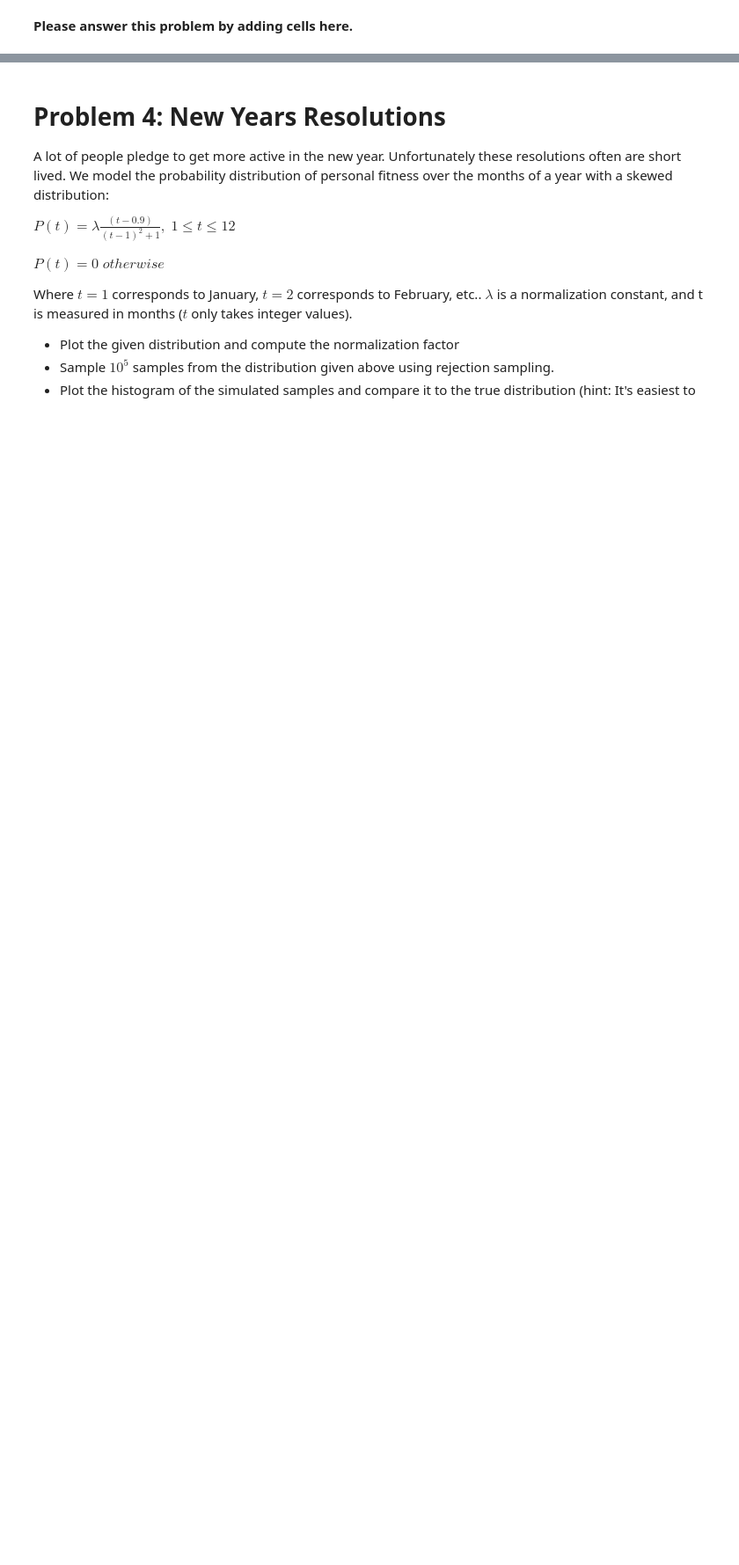
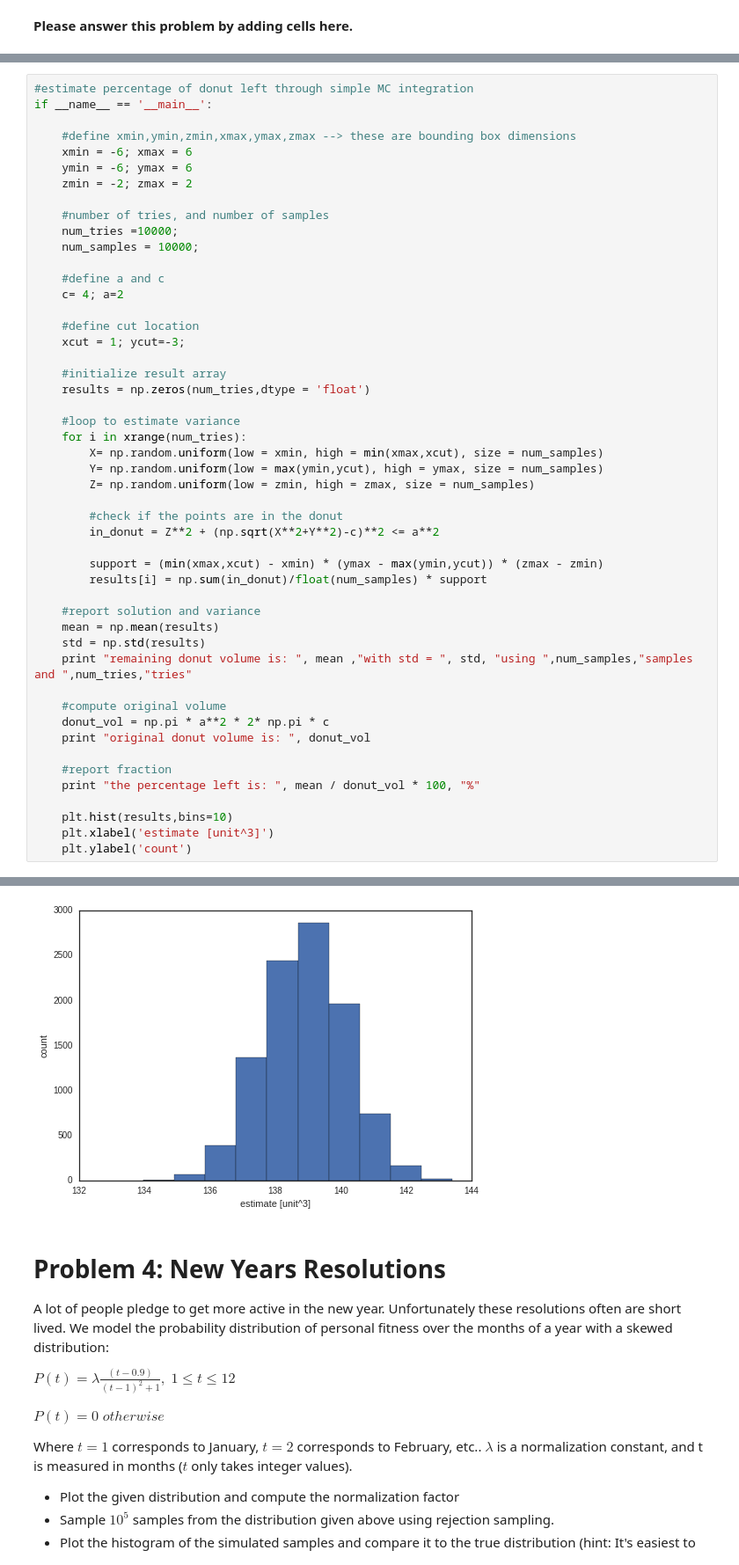
Before and after one commit to kevinchen1000/2016, a Jupyter notebook: Homework/AM207_yufengkevinchen_HW1.ipynb, the cells around one changed output, grey strips where cells are left out. Shown at 88% size. Drawn from its saved outputs; the diff is of its cells as text; blank space fills up the shorter version.

```diff
--- a/Homework/AM207_yufengkevinchen_HW1.ipynb
+++ b/Homework/AM207_yufengkevinchen_HW1.ipynb
@@ -233,0 +314,50 @@ What is the percentage of the donut your room mate left for you to eat? Don't fo
+# %%
+#estimate percentage of donut left through simple MC integration
+if __name__ == '__main__':
+
+    #define xmin,ymin,zmin,xmax,ymax,zmax --> these are bounding box dimensions
+    xmin = -6; xmax = 6
+    ymin = -6; ymax = 6
+    zmin = -2; zmax = 2
+
+    #number of tries, and number of samples
+    num_tries =10000;
+    num_samples = 10000;
+
+    #define a and c
+    c= 4; a=2
+
+    #define cut location
+    xcut = 1; ycut=-3;
+
+    #initialize result array
+    results = np.zeros(num_tries,dtype = 'float')
+
+    #loop to estimate variance
+    for i in xrange(num_tries):
+        X= np.random.uniform(low = xmin, high = min(xmax,xcut), size = num_samples)
+        Y= np.random.uniform(low = max(ymin,ycut), high = ymax, size = num_samples)
+        Z= np.random.uniform(low = zmin, high = zmax, size = num_samples)
+
+        #check if the points are in the donut
+        in_donut = Z**2 + (np.sqrt(X**2+Y**2)-c)**2 <= a**2
+
+        support = (min(xmax,xcut) - xmin) * (ymax - max(ymin,ycut)) * (zmax - zmin)
+        results[i] = np.sum(in_donut)/float(num_samples) * support
+
+    #report solution and variance
+    mean = np.mean(results)
+    std = np.std(results)
+    print "remaining donut volume is: ", mean ,"with std = ", std, "using ",num_samples,"samples and ",num_tries,"tries"
+
+    #compute original volume
+    donut_vol = np.pi * a**2 * 2* np.pi * c
+    print "original donut volume is: ", donut_vol
+
+    #report fraction
+    print "the percentage left is: ", mean / donut_vol * 100, "%"
+
+    plt.hist(results,bins=10)
+    plt.xlabel('estimate [unit^3]')
+    plt.ylabel('count')
+# %% [output]
@@ -234,3 +367,4 @@ What is the percentage of the donut your room mate left for you to eat? Don't fo
+[figure, added]
 # %% [markdown]
 # Problem 4: New Years Resolutions
 
```
Also changed, not shown: parts of 9 cells of this notebook.
